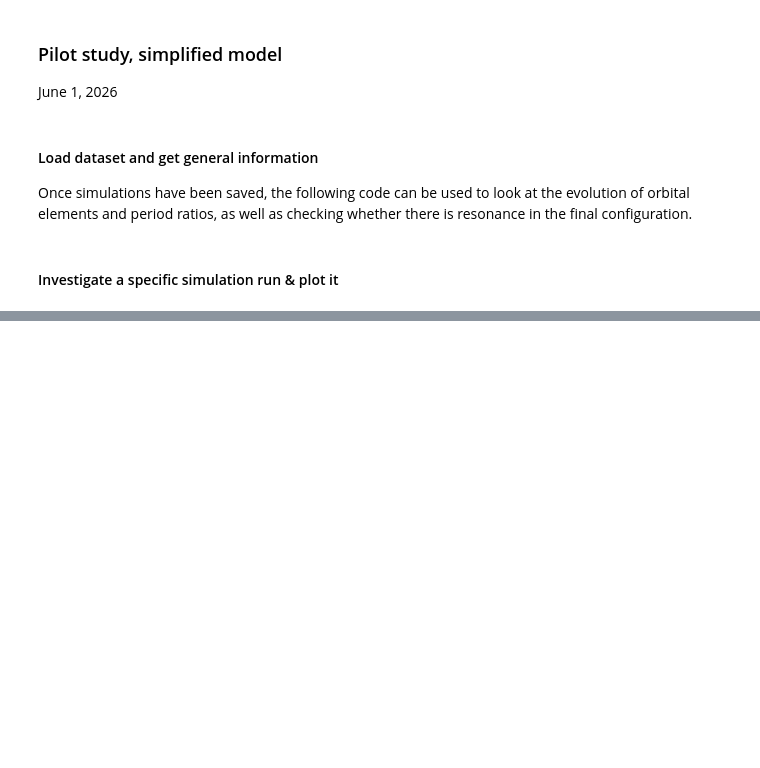
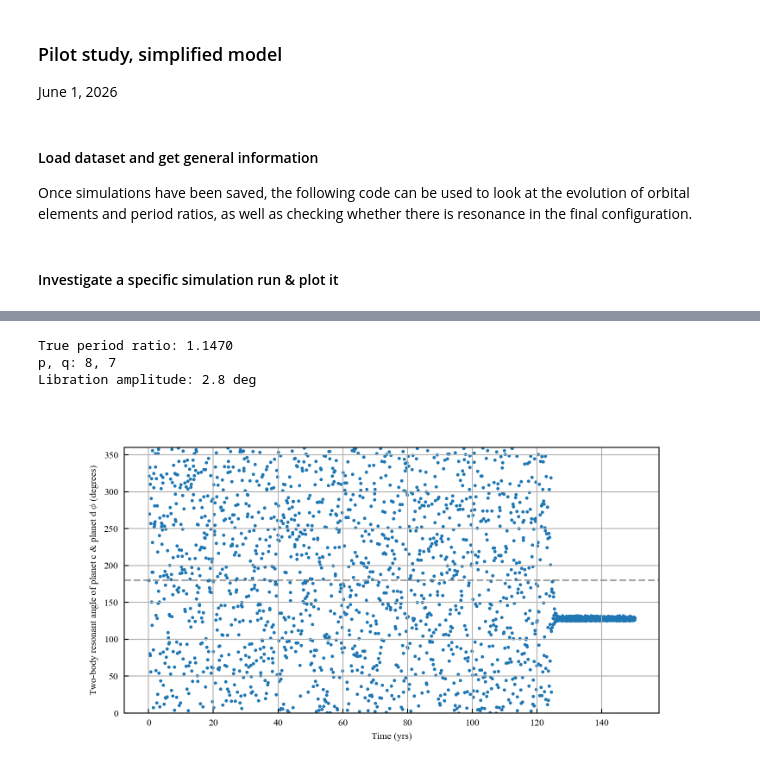
Before and after one commit to dchen10Git/uh-ifa-reu-2026, a Jupyter notebook: pilot.ipynb, the cells around one changed output, grey strips where cells are left out. Drawn from its saved outputs; the diff is of its cells as text; code cells hidden in the pictures; blank space fills up the shorter version.

```diff
--- a/pilot.ipynb
+++ b/pilot.ipynb
@@ -441,3 +431,24 @@ summarize_accretion(collision_df)
+# %%
+dataset_id = 2
+
+surv_fracs = []
+
+for sim_id in range(25):
+    base_dir = Path.cwd()
+    file_path = base_dir.parent / f"sim_results/dataset{dataset_id}" / f"sim{sim_id}.h5"
+    saved_sim = reb_sims.load_simulation_run(file_path)
+    sim_data, metadata = saved_sim
+    m_star = metadata['m_star']
+    rock_names = metadata['rock_names']
+    rocks = {p: sim_data[p] for p in rock_names}
+    num_pl, num_em, num_ptsml = metadata['num_pl'], metadata['num_em'], metadata['num_ptsml']
+
+    collision_df, fate_df, accretion_df = get_accretion_dfs(metadata)
+    summary = summarize_accretion(collision_df)
+
+    surv_fracs.append(summary['ptsml %']['Other'])
+
+surv_fracs = np.array(surv_fracs)
 # %%
 def plot_ae_snapshot(saved_sim, *snapshot_times):
     """Plot a vs e at a one or more snapshots.
@@ -645,4 +655,9 @@ def plot_taus(sim_data, num_pl, num_em, num_ptsml, t_units='kyr'):
 
 # plot_taus(saved_sim, num_pl, num_em, num_ptsml)
 # %%
-# mmr_id.plot_libration(m_star, rocks['planet b'], rocks['planet c'])
+mmr_id.plot_libration(m_star, rocks['planet c'], rocks['planet d'])
+# %% [output]
+True period ratio: 1.1470
+p, q: 8, 7
+Libration amplitude: 2.8 deg
+[figure, added]
```
Also changed, not shown: parts of 7 cells of this notebook, 2 other files.
